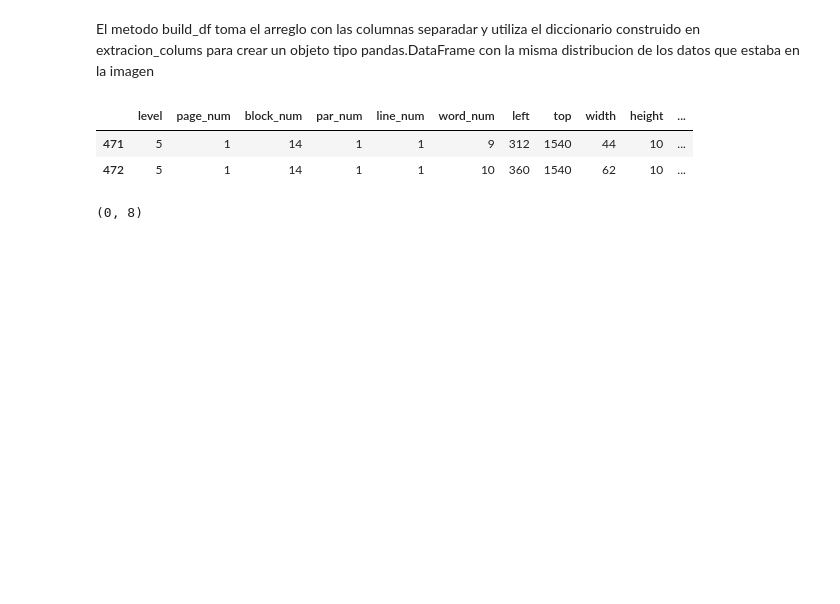
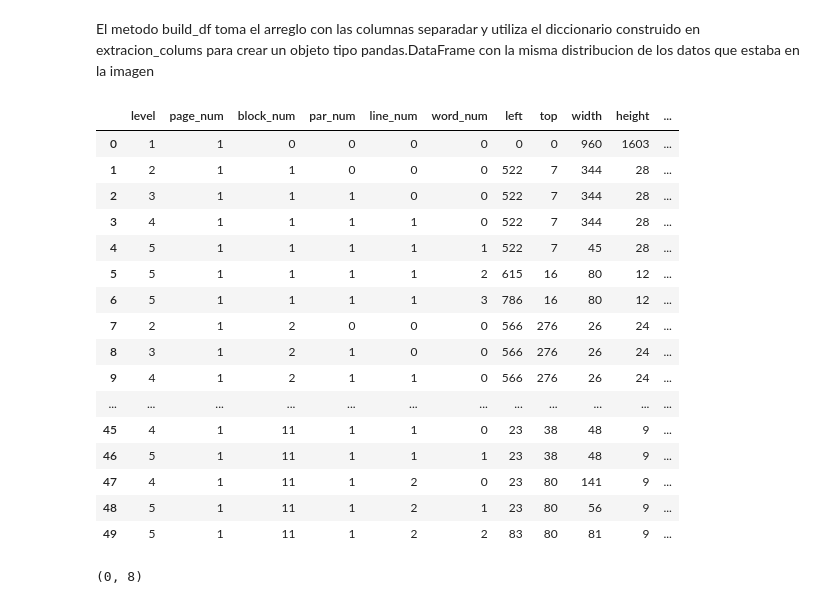
Before and after one commit to EdissonPO/desarrollo_reto, a Jupyter notebook: dataFrame.ipynb, the cells around one changed output. Cells and saved outputs as stored; diff of their text form; code cells hidden in the pictures; blank space fills up the shorter version.

```diff
--- a/dataFrame.ipynb
+++ b/dataFrame.ipynb
@@ -473,11 +510,25 @@ hImg, wImg, _ = img.shape
 custom_config = r'-c tessedit_char_blacklist=$¢§_{} --oem 3 --psm 4'
 data = pytesseract.image_to_data(img, lang= 'eng+spa', config=custom_config, output_type= 'dict')
 # %%
-pd.DataFrame(data).tail(2)
+pd.DataFrame(data).head(50)
 # %% [output]
 |  | level | page_num | block_num | par_num | line_num | word_num | left | top | width | height | ... |
-| 471 | 5 | 1 | 14 | 1 | 1 | 9 | 312 | 1540 | 44 | 10 | ... |
-| 472 | 5 | 1 | 14 | 1 | 1 | 10 | 360 | 1540 | 62 | 10 | ... |
+| 0 | 1 | 1 | 0 | 0 | 0 | 0 | 0 | 0 | 960 | 1603 | ... |
+| 1 | 2 | 1 | 1 | 0 | 0 | 0 | 522 | 7 | 344 | 28 | ... |
+| 2 | 3 | 1 | 1 | 1 | 0 | 0 | 522 | 7 | 344 | 28 | ... |
+| 3 | 4 | 1 | 1 | 1 | 1 | 0 | 522 | 7 | 344 | 28 | ... |
+| 4 | 5 | 1 | 1 | 1 | 1 | 1 | 522 | 7 | 45 | 28 | ... |
+| 5 | 5 | 1 | 1 | 1 | 1 | 2 | 615 | 16 | 80 | 12 | ... |
+| 6 | 5 | 1 | 1 | 1 | 1 | 3 | 786 | 16 | 80 | 12 | ... |
+| 7 | 2 | 1 | 2 | 0 | 0 | 0 | 566 | 276 | 26 | 24 | ... |
+| 8 | 3 | 1 | 2 | 1 | 0 | 0 | 566 | 276 | 26 | 24 | ... |
+| 9 | 4 | 1 | 2 | 1 | 1 | 0 | 566 | 276 | 26 | 24 | ... |
+| ... | ... | ... | ... | ... | ... | ... | ... | ... | ... | ... | ... |
+| 45 | 4 | 1 | 11 | 1 | 1 | 0 | 23 | 38 | 48 | 9 | ... |
+| 46 | 5 | 1 | 11 | 1 | 1 | 1 | 23 | 38 | 48 | 9 | ... |
+| 47 | 4 | 1 | 11 | 1 | 2 | 0 | 23 | 80 | 141 | 9 | ... |
+| 48 | 5 | 1 | 11 | 1 | 2 | 1 | 23 | 80 | 56 | 9 | ... |
+| 49 | 5 | 1 | 11 | 1 | 2 | 2 | 83 | 80 | 81 | 9 | ... |
 # %%
 indice_words = []
 for i in range(len(data['text'])):
```
Also changed, not shown: parts of 9 cells of this notebook, 2 other files.
